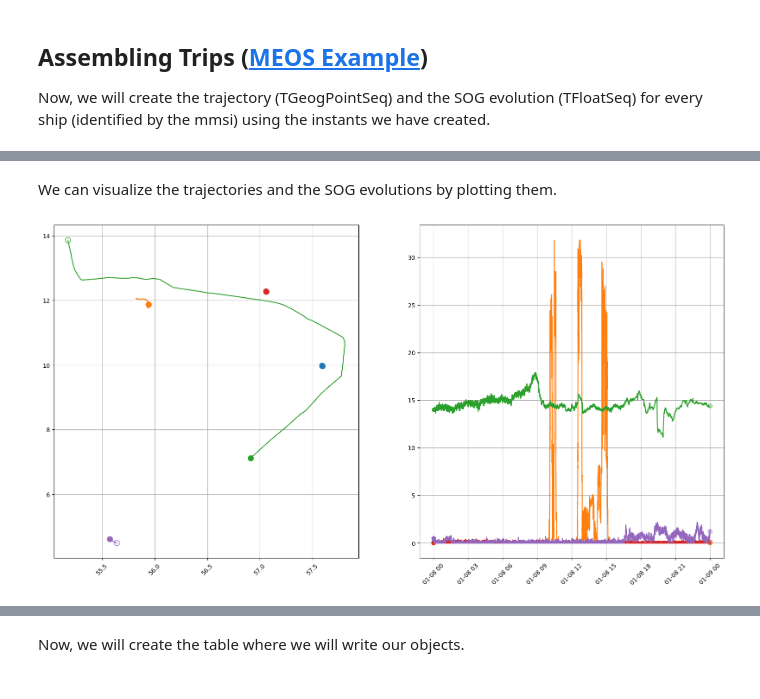
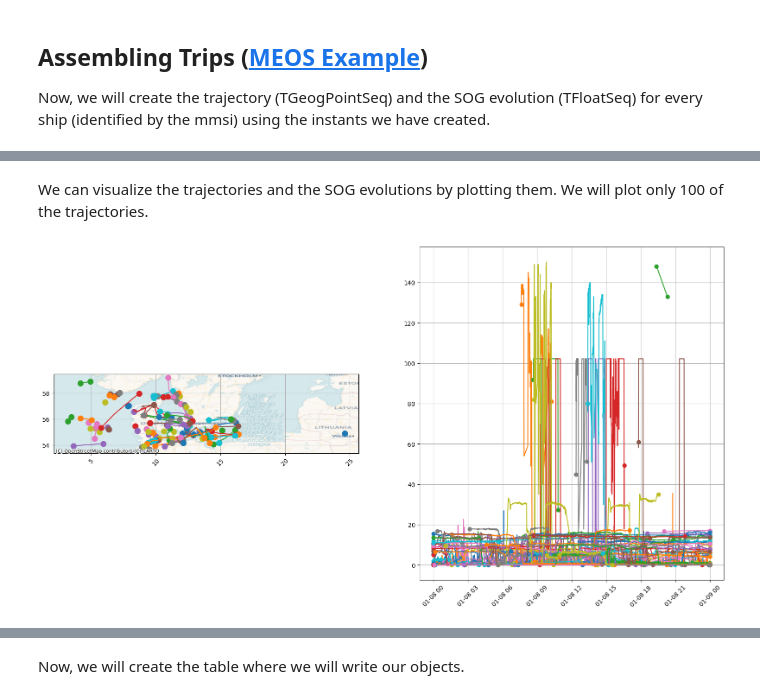
Before and after one commit to MobilityDB/PyMEOS, a Jupyter notebook: pymeos_examples/PyMEOS Examples/AIS.ipynb, the cells around one changed output, grey strips where cells are left out. Drawn from its saved outputs; the diff is of its cells as text; code cells hidden in the pictures.

```diff
--- a/pymeos_examples/PyMEOS Examples/AIS.ipynb
+++ b/pymeos_examples/PyMEOS Examples/AIS.ipynb
@@ -34,0 +40,11 @@ ais.head()
+# %%
+ais = pd.read_csv('./data/aisdk-2023-08-01.zip', usecols=['# Timestamp', 'MMSI', 'Latitude', 'Longitude', 'SOG'])
+ais.columns = ['t', 'mmsi', 'lat', 'lon', 'sog']
+ais = ais[ais['t'] != 0]
+ais = ais[ais['mmsi'] != 0]
+ais = ais.drop_duplicates(['t', 'mmsi'])
+ais = ais[(ais['lat'] >= 40.18) & (ais['lat'] <= 84.17)]
+ais = ais[(ais['lon'] >= -16.1) & (ais['lon'] <= 32.88)]
+ais = ais[(ais['sog'] >= 0) & (ais['sog'] <= 1022)]
+ais.dropna()
+ais.head()
@@ -35,8 +58,5 @@ ais.head()
 # %% [markdown]
 Now, we will create the PyMEOS object representing the position and the SOG.
 # %%
-ais['point'] = ais.apply(lambda row: TGeogPointInst(point=(row['latitude'], row['longitude']), timestamp=row['t']),
-                         axis=1)
-ais['sog'] = ais.apply(lambda row: TFloatInst(value=row['sog'], timestamp=row['t']), axis=1)
-ais.drop(['latitude', 'longitude'], axis=1, inplace=True)
-ais.head()
+ais['instant'] = ais.progress_apply(lambda row: TGeogPointInst(point=(row['lon'], row['lat']), timestamp=row['t']), axis=1)
+ais['sog'] = ais.progress_apply(lambda row: TFloatInst(value=row['sog'], timestamp=row['t']), axis=1)
@@ -49,0 +63,3 @@ ais.head()
+# %%
+ais.drop(['lat', 'lon'], axis=1, inplace=True)
+ais.head()
@@ -54,10 +77,10 @@ Now, we will create the trajectory (TGeogPointSeq) and the SOG evolution (TFloat
 # %%
 trajectories = ais.groupby('mmsi').aggregate(
     {
-        'point': TGeogPointSeq.from_instants,
-        'sog': TFloatSeq.from_instants
+        'instant': lambda x: TGeogPointSeq.from_instants(x, upper_inc=True),
+        'sog': lambda x: TFloatSeq.from_instants(x, upper_inc=True)
     }
-).rename({'point': 'trajectory'}, axis=1)
+).rename({'instant': 'trajectory'}, axis=1)
 trajectories['distance'] = trajectories['trajectory'].apply(lambda t: t.length())
 trajectories.head()
 # %% [output]
@@ -85,13 +117,14 @@ pd.concat([ais.groupby('mmsi')['t'].count().rename('original #points'),
 # %% [markdown]
-We can visualize the trajectories and the SOG evolutions by plotting them.
+We can visualize the trajectories and the SOG evolutions by plotting them. We will plot only 100 of the trajectories.
 # %%
 fig, axes = plt.subplots(1, 2, figsize=(20, 10))
-for _, ship in trajectories.iterrows():
+for _, ship in trajectories[:100].iterrows():
     ship['trajectory'].plot(axes=axes[0])
     ship['sog'].plot(axes=axes[1])
+cx.add_basemap(axes[0], crs=4326, source=cx.providers.CartoDB.Voyager)
 plt.show()
 # %% [output]
-[figure, old version]
+[figure, new version]
 # %% [markdown]
 # Storing in MobilityDB ([MEOS Example](https://libmeos.org/tutorialprograms/meos_store_ais/))
 
```
Also changed, not shown: parts of 16 cells of this notebook, 2 other files.
